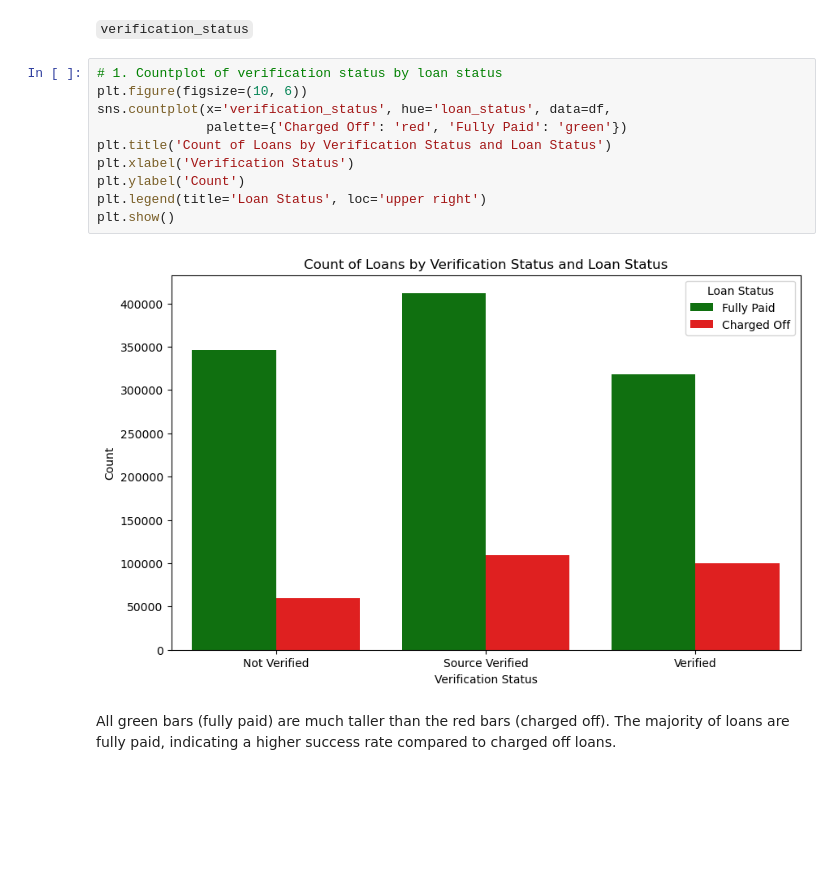
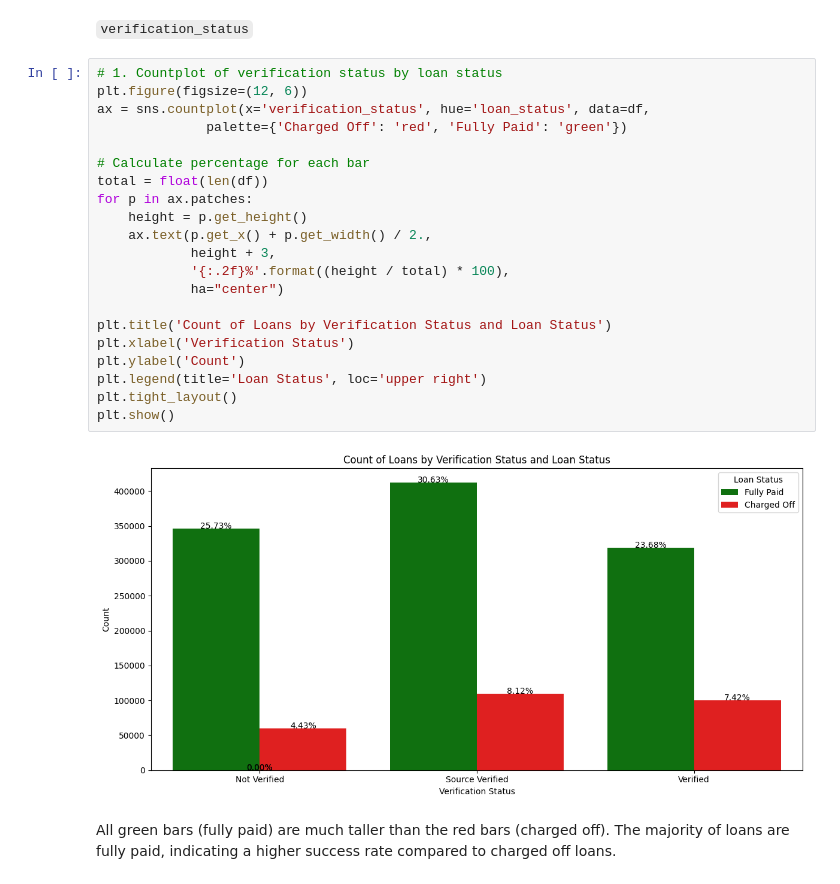
Before and after one commit to roktimsaikia440/Lending-Club-ML, a Jupyter notebook: EDA.ipynb, the cells around one changed output. Cells and saved outputs as stored; diff of their text form; blank space fills up the shorter version.

```diff
--- a/EDA.ipynb
+++ b/EDA.ipynb
@@ -369,16 +394,27 @@ Based on the table, `2015`, `2016`, and `2017` are the years with the highest pe
 `verification_status`
 # %%
 # 1. Countplot of verification status by loan status
-plt.figure(figsize=(10, 6))
-sns.countplot(x='verification_status', hue='loan_status', data=df,
+plt.figure(figsize=(12, 6))
+ax = sns.countplot(x='verification_status', hue='loan_status', data=df,
               palette={'Charged Off': 'red', 'Fully Paid': 'green'})
+
+# Calculate percentage for each bar
+total = float(len(df))
+for p in ax.patches:
+    height = p.get_height()
+    ax.text(p.get_x() + p.get_width() / 2.,
+            height + 3,
+            '{:.2f}%'.format((height / total) * 100),
+            ha="center")
+
 plt.title('Count of Loans by Verification Status and Loan Status')
 plt.xlabel('Verification Status')
 plt.ylabel('Count')
 plt.legend(title='Loan Status', loc='upper right')
+plt.tight_layout()
 plt.show()
 # %% [output]
-[figure, old version]
+[figure, new version]
 # %% [markdown]
 All green bars (fully paid) are much taller than the red bars (charged off). The majority of loans are fully paid, indicating a higher success rate compared to charged off loans.
 # %% [markdown]
```
Also changed, not shown: parts of 34 cells of this notebook.
